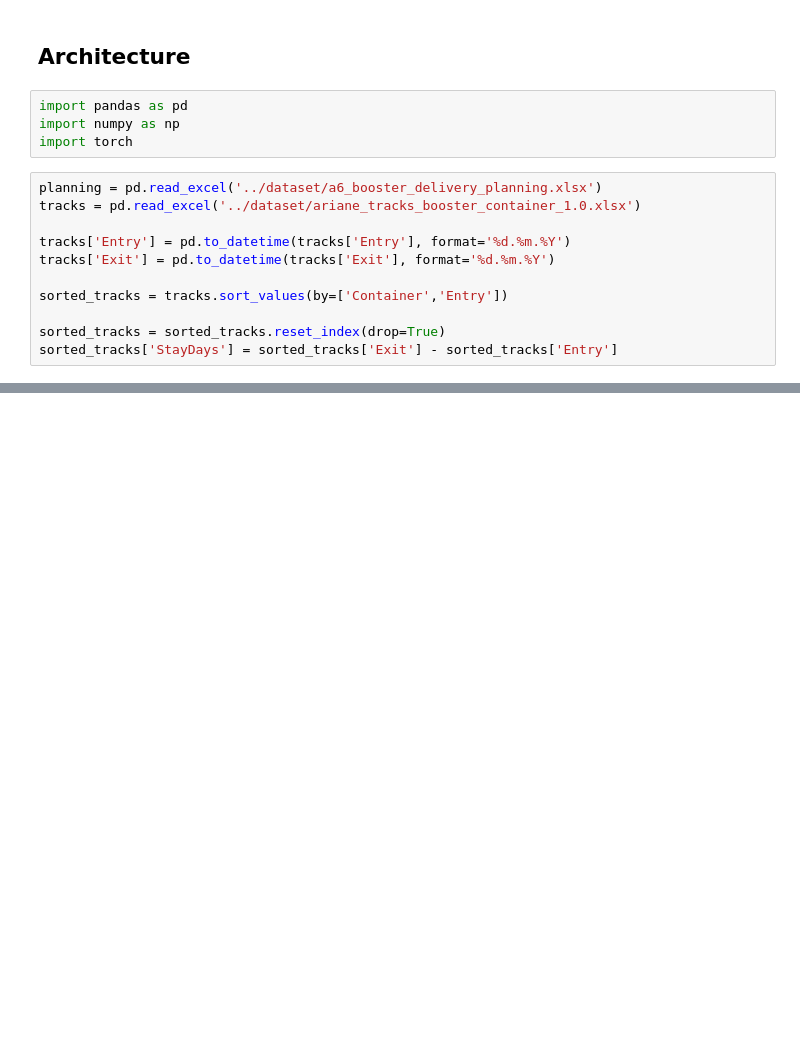
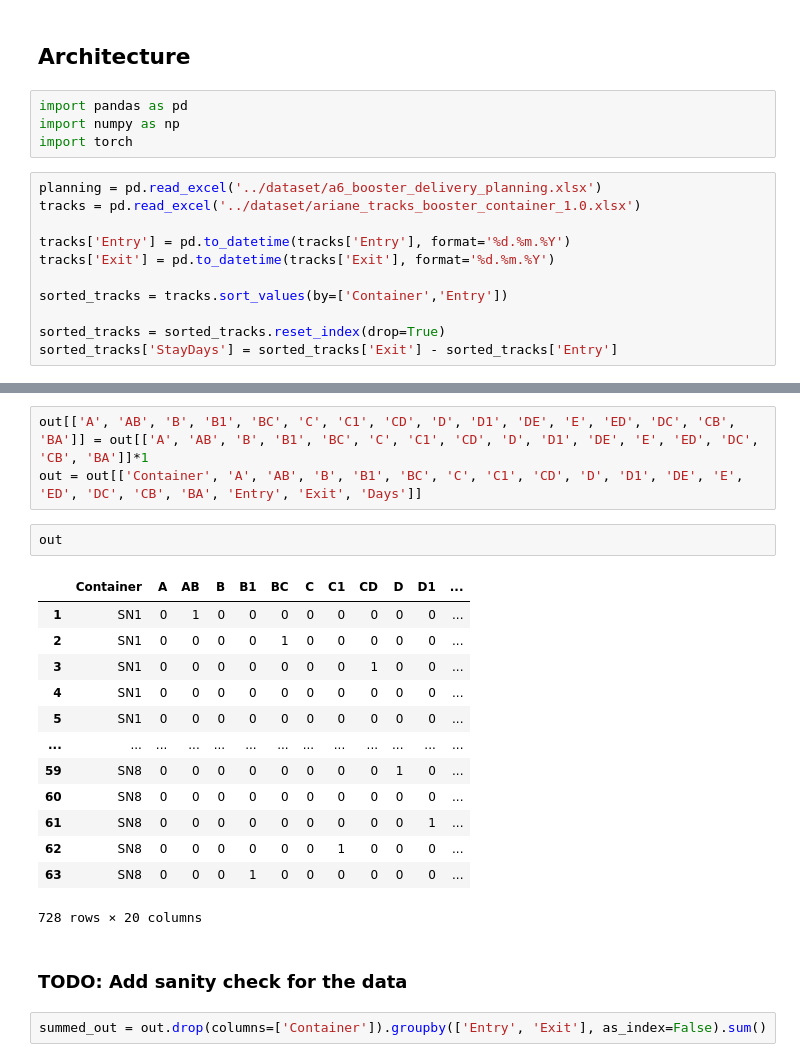
Before and after one commit to ThomasSecco/Hackathon, a Jupyter notebook: notebooks/roman.ipynb, the cells around one changed output, grey strips where cells are left out. Drawn from its saved outputs; the diff is of its cells as text; blank space fills up the shorter version.

Commit message:
added data preparation

```diff
--- a/notebooks/roman.ipynb
+++ b/notebooks/roman.ipynb
@@ -179,0 +245,23 @@ out
+# %%
+out[['A', 'AB', 'B', 'B1', 'BC', 'C', 'C1', 'CD', 'D', 'D1', 'DE', 'E', 'ED', 'DC', 'CB', 'BA']] = out[['A', 'AB', 'B', 'B1', 'BC', 'C', 'C1', 'CD', 'D', 'D1', 'DE', 'E', 'ED', 'DC', 'CB', 'BA']]*1
+out = out[['Container', 'A', 'AB', 'B', 'B1', 'BC', 'C', 'C1', 'CD', 'D', 'D1', 'DE', 'E', 'ED', 'DC', 'CB', 'BA', 'Entry', 'Exit', 'Days']]
+# %%
+out
+# %% [output]
+|  | Container | A | AB | B | B1 | BC | C | C1 | CD | D | D1 | ... |
+| 1 | SN1 | 0 | 1 | 0 | 0 | 0 | 0 | 0 | 0 | 0 | 0 | ... |
+| 2 | SN1 | 0 | 0 | 0 | 0 | 1 | 0 | 0 | 0 | 0 | 0 | ... |
+| 3 | SN1 | 0 | 0 | 0 | 0 | 0 | 0 | 0 | 1 | 0 | 0 | ... |
+| 4 | SN1 | 0 | 0 | 0 | 0 | 0 | 0 | 0 | 0 | 0 | 0 | ... |
+| 5 | SN1 | 0 | 0 | 0 | 0 | 0 | 0 | 0 | 0 | 0 | 0 | ... |
+| ... | ... | ... | ... | ... | ... | ... | ... | ... | ... | ... | ... | ... |
+| 59 | SN8 | 0 | 0 | 0 | 0 | 0 | 0 | 0 | 0 | 1 | 0 | ... |
+| 60 | SN8 | 0 | 0 | 0 | 0 | 0 | 0 | 0 | 0 | 0 | 0 | ... |
+| 61 | SN8 | 0 | 0 | 0 | 0 | 0 | 0 | 0 | 0 | 0 | 1 | ... |
+| 62 | SN8 | 0 | 0 | 0 | 0 | 0 | 0 | 1 | 0 | 0 | 0 | ... |
+| 63 | SN8 | 0 | 0 | 0 | 1 | 0 | 0 | 0 | 0 | 0 | 0 | ... |
+728 rows × 20 columns
+# %% [markdown]
+### TODO: Add sanity check for the data
+# %%
+summed_out = out.drop(columns=['Container']).groupby(['Entry', 'Exit'], as_index=False).sum()
```
Also changed, not shown: parts of 52 cells of this notebook.
